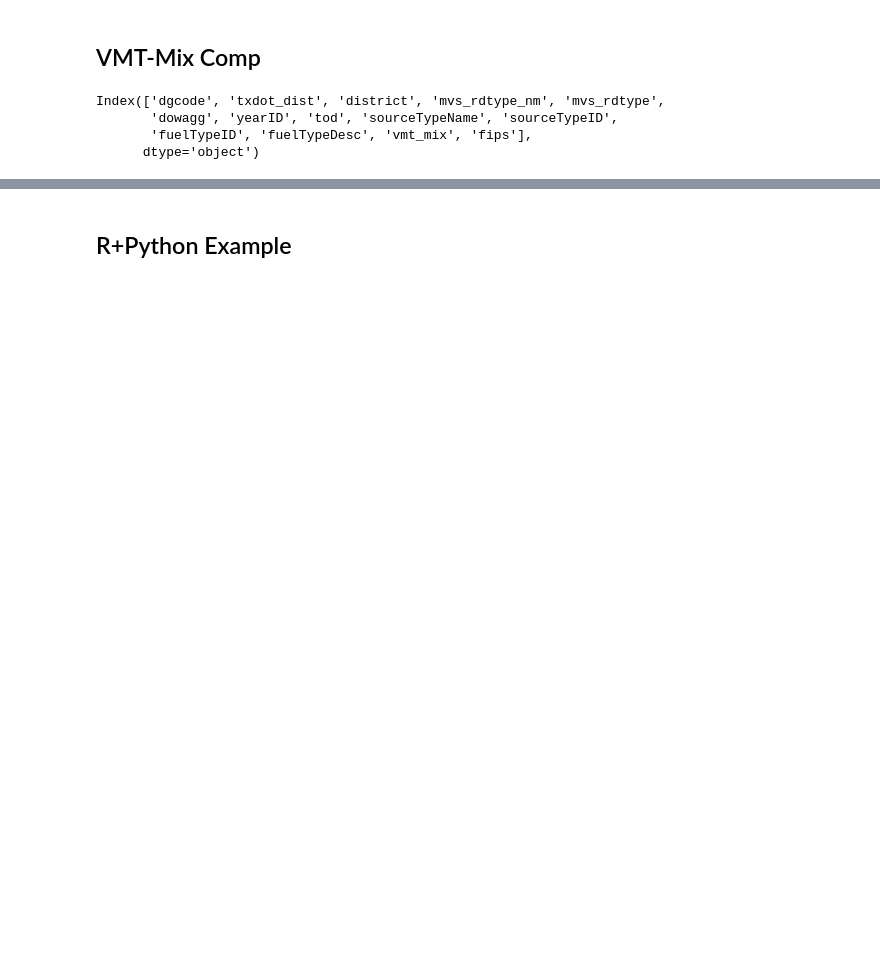
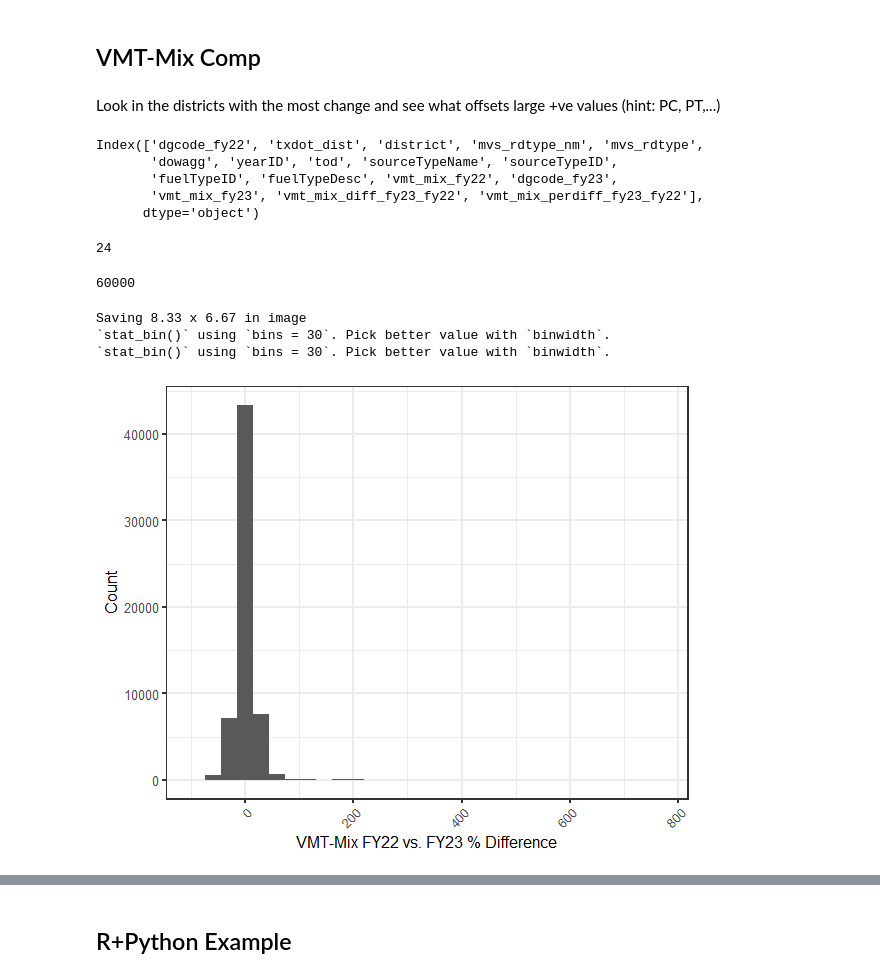
Before and after one commit to Apoorb/FY23_VMT_Mix, a Jupyter notebook: analysis/aerr_impact_fy23.ipynb, the cells around one changed output, grey strips where cells are left out. Drawn from its saved outputs; the diff is of its cells as text; code cells hidden in the pictures; blank space fills up the shorter version.

```diff
--- a/analysis/aerr_impact_fy23.ipynb
+++ b/analysis/aerr_impact_fy23.ipynb
@@ -1512,19 +1578,47 @@ cnty_emis_filt_1 = cnty_emis_filt.merge(vmt_mix_comp1, on=["eis_poll_nei17", "co
 # %% [markdown]
 ## VMT-Mix Comp
-# %%
-vmtmix_fy23_13_21.columns
-# %% [output]
-Index(['dgcode', 'txdot_dist', 'district', 'mvs_rdtype_nm', 'mvs_rdtype',
-       'dowagg', 'yearID', 'tod', 'sourceTypeName', 'sourceTypeID',
-       'fuelTypeID', 'fuelTypeDesc', 'vmt_mix', 'fips'],
-      dtype='object')
 # %%
 vmix_fy22 = vmtmix_fy22_13_19.loc[lambda df: df.yearID==2020].drop_duplicates(['txdot_dist', 'district', 'mvs_rdtype_nm', 'mvs_rdtype','dowagg', 'yearID', 'tod', 'sourceTypeName', 'sourceTypeID','fuelTypeID', 'fuelTypeDesc']).drop(columns = "fips")
 vmix_fy23 = vmtmix_fy23_13_21.loc[lambda df: df.yearID==2020].drop_duplicates(['txdot_dist', 'district', 'mvs_rdtype_nm', 'mvs_rdtype','dowagg', 'yearID', 'tod', 'sourceTypeName', 'sourceTypeID','fuelTypeID', 'fuelTypeDesc']).drop(columns = "fips")
 # %%
 vmtmix_comp = vmix_fy22.merge(vmix_fy23, on=['txdot_dist', 'district',  'mvs_rdtype_nm', 'mvs_rdtype','dowagg', 'yearID', 'tod', 'sourceTypeName', 'sourceTypeID',
        'fuelTypeID', 'fuelTypeDesc'], suffixes=["_fy22", "_fy23"])
+vmtmix_comp.vmt_mix_fy22 = vmtmix_comp.vmt_mix_fy22 * 100
+vmtmix_comp.vmt_mix_fy23 = vmtmix_comp.vmt_mix_fy23 * 100
 # %%
 vmtmix_comp["vmt_mix_diff_fy23_fy22"] = vmtmix_comp.vmt_mix_fy23 - vmtmix_comp.vmt_mix_fy22
 vmtmix_comp["vmt_mix_perdiff_fy23_fy22"] = 100 * vmtmix_comp.vmt_mix_diff_fy23_fy22 / vmtmix_comp.vmt_mix_fy22
 vmtmix_comp = vmtmix_comp.sort_values("vmt_mix_perdiff_fy23_fy22", ascending=False).reset_index(drop=True)
+# %% [markdown]
+Look in the districts with the most change and see what offsets large +ve values (hint: PC, PT,...)
+# %%
+vmtmix_comp.columns
+# %% [output]
+Index(['dgcode_fy22', 'txdot_dist', 'district', 'mvs_rdtype_nm', 'mvs_rdtype',
+       'dowagg', 'yearID', 'tod', 'sourceTypeName', 'sourceTypeID',
+       'fuelTypeID', 'fuelTypeDesc', 'vmt_mix_fy22', 'dgcode_fy23',
+       'vmt_mix_fy23', 'vmt_mix_diff_fy23_fy22', 'vmt_mix_perdiff_fy23_fy22'],
+      dtype='object')
+# %%
+len(vmtmix_comp[["sourceTypeID", "fuelTypeID",]].drop_duplicates())
+# %% [output]
+24
+# %%
+5 * 5 * 4 * 25 * 24
+#5 TOD, 5 Rd Type, 5 Day Type, 25 Districts, 24 SUTFT
+# %% [output]
+60000
+# %%
+%%R -i vmtmix_comp -w 600
+require(ggplot2)
+require(awtools)
+p = ggplot(data=vmtmix_comp, aes(x=vmt_mix_perdiff_fy23_fy22)) + geom_histogram() +
+theme_bw(base_size = 16) + theme(legend.position="none", axis.text.x=element_text(angle=45,hjust=1)) + labs(x = "VMT-Mix FY22 vs. FY23 % Difference", y = "Count",) + a_flat_fill()
+path_fig_out = "E:/Texas A&M Transportation Institute/TxDOT_TPP_Projects - Task 5.3 Activity Forecasting Factors/Tasks/VMT_Mix/Presentation/vmt_mix_perdiff_fy23_fy22.png"
+ggsave(path_fig_out)
+p
+# %% [output]
+Saving 8.33 x 6.67 in image
+`stat_bin()` using `bins = 30`. Pick better value with `binwidth`.
+`stat_bin()` using `bins = 30`. Pick better value with `binwidth`.
+[figure, added]
```
Also changed, not shown: parts of 33 cells of this notebook, 2 other files.
